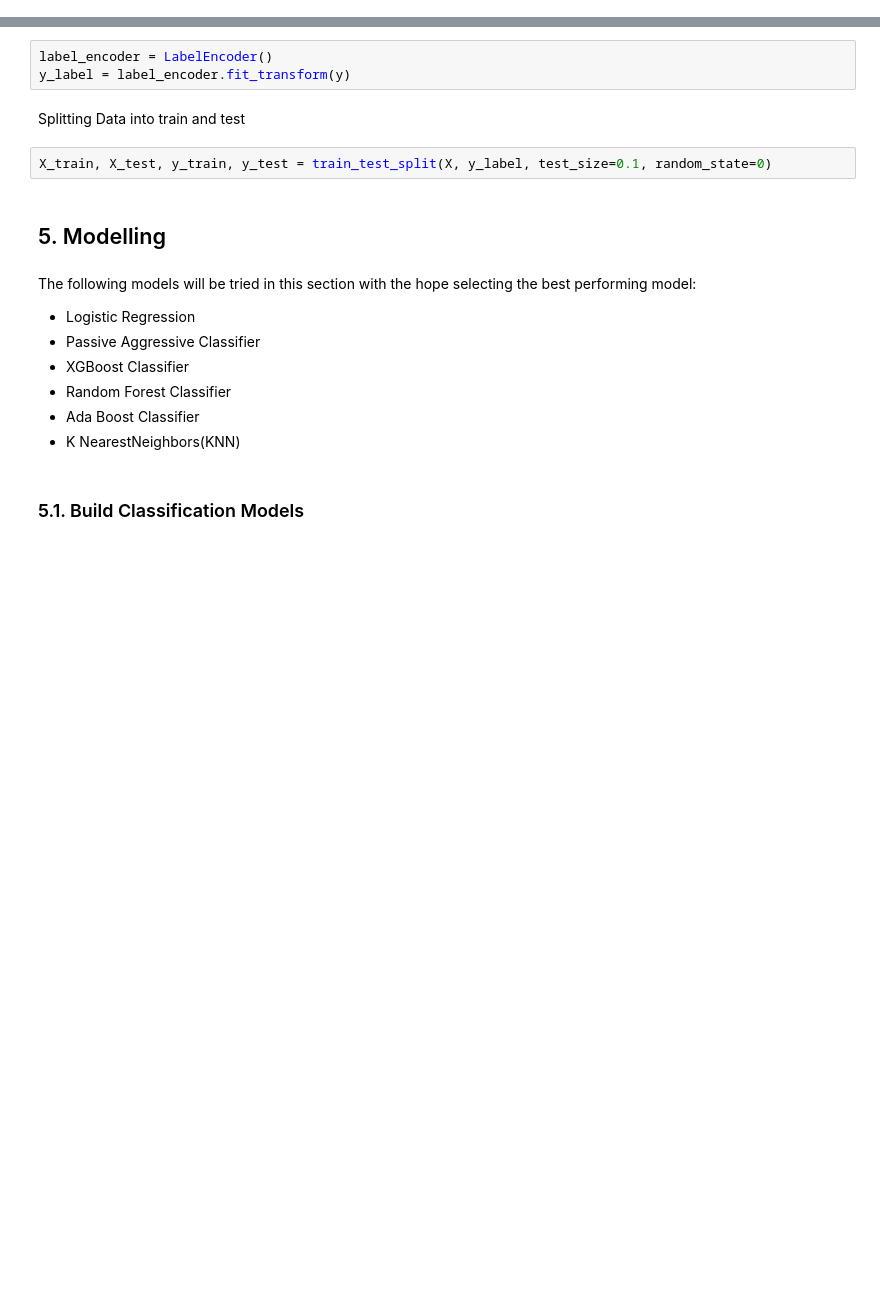
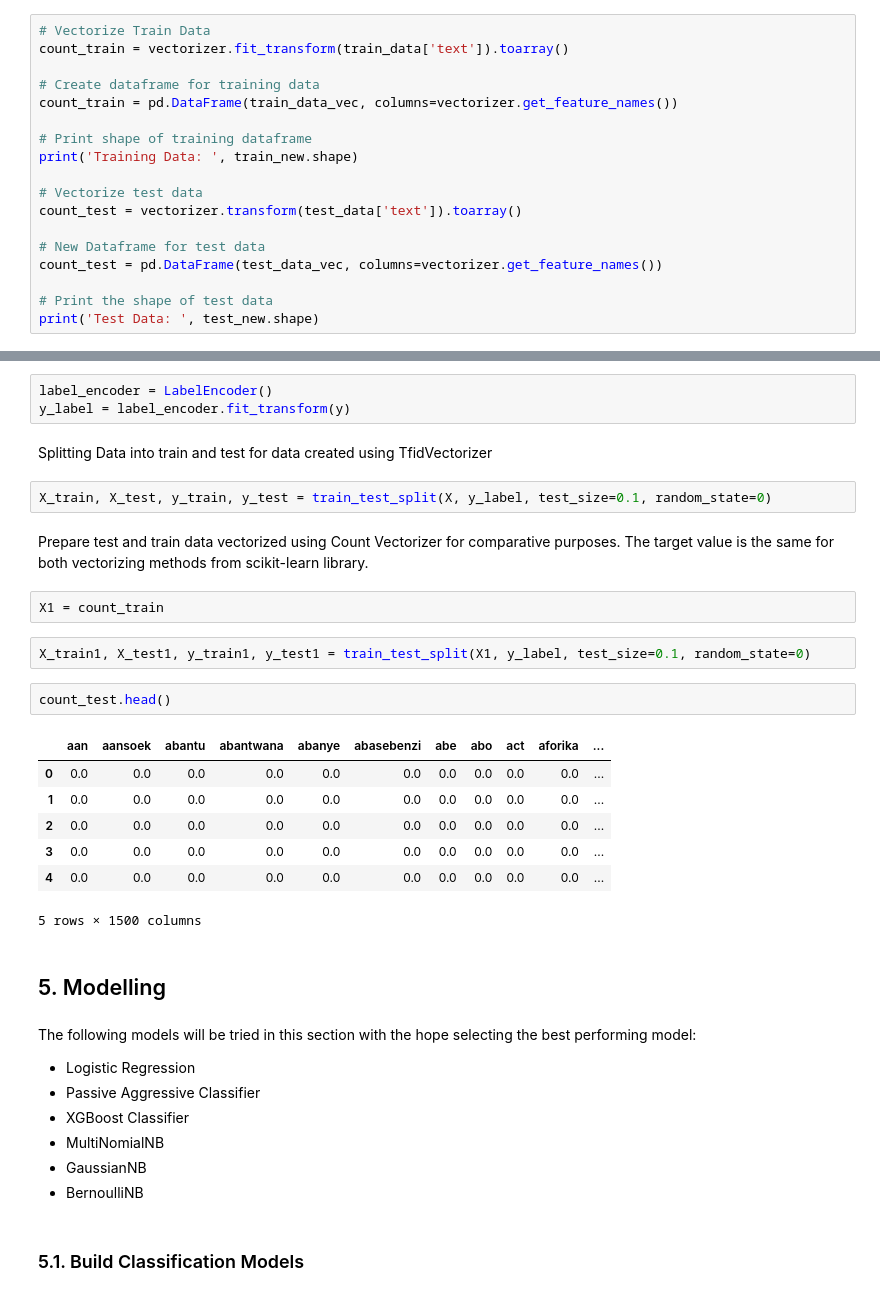
Before and after one commit to Jackam-spec/Language-Identification-Challenge, a Jupyter notebook: Language_Identification.ipynb, the cells around one changed output, grey strips where cells are left out. Saved outputs shown, nothing was run; the diff lists cells and outputs as text; blank space fills up the shorter version.

```diff
--- a/Language_Identification.ipynb
+++ b/Language_Identification.ipynb
@@ -238,0 +262,18 @@ Test Data:  (5682, 25000)
+# %%
+# Vectorize Train Data
+count_train = vectorizer.fit_transform(train_data['text']).toarray()
+
+# Create dataframe for training data
+count_train = pd.DataFrame(train_data_vec, columns=vectorizer.get_feature_names())
+
+# Print shape of training dataframe
+print('Training Data: ', train_new.shape)
+
+# Vectorize test data
+count_test = vectorizer.transform(test_data['text']).toarray()
+
+# New Dataframe for test data
+count_test = pd.DataFrame(test_data_vec, columns=vectorizer.get_feature_names())
+
+# Print the shape of test data
+print('Test Data: ', test_new.shape)
@@ -249,9 +293,25 @@ Apply label encoding in the next cell to convert them into numerical values.
 label_encoder = LabelEncoder()
 y_label = label_encoder.fit_transform(y)
 # %% [markdown]
-Splitting Data into train and test
+Splitting Data into train and test for data created using TfidVectorizer
 # %%
 X_train, X_test, y_train, y_test = train_test_split(X, y_label, test_size=0.1, random_state=0)
+# %% [markdown]
+Prepare test and train data vectorized using Count Vectorizer for comparative purposes. The target value is the same for both vectorizing methods from scikit-learn library.
+# %%
+X1 = count_train
+# %%
+X_train1, X_test1, y_train1, y_test1 = train_test_split(X1, y_label, test_size=0.1, random_state=0)
+# %%
+count_test.head()
+# %% [output]
+|  | aan | aansoek | abantu | abantwana | abanye | abasebenzi | abe | abo | act | aforika | ... |
+| 0 | 0.0 | 0.0 | 0.0 | 0.0 | 0.0 | 0.0 | 0.0 | 0.0 | 0.0 | 0.0 | ... |
+| 1 | 0.0 | 0.0 | 0.0 | 0.0 | 0.0 | 0.0 | 0.0 | 0.0 | 0.0 | 0.0 | ... |
+| 2 | 0.0 | 0.0 | 0.0 | 0.0 | 0.0 | 0.0 | 0.0 | 0.0 | 0.0 | 0.0 | ... |
+| 3 | 0.0 | 0.0 | 0.0 | 0.0 | 0.0 | 0.0 | 0.0 | 0.0 | 0.0 | 0.0 | ... |
+| 4 | 0.0 | 0.0 | 0.0 | 0.0 | 0.0 | 0.0 | 0.0 | 0.0 | 0.0 | 0.0 | ... |
+5 rows × 1500 columns
 # %% [markdown]
 ## 5. Modelling
 # %% [markdown]
@@ -259,9 +319,9 @@ The following models will be tried in this section with the hope selecting the b
 * Logistic Regression
 * Passive Aggressive Classifier
 * XGBoost Classifier
-* Random Forest Classifier
-* Ada Boost Classifier
-* K NearestNeighbors(KNN)
+* MultiNomialNB
+* GaussianNB
+* BernoulliNB
 # %% [markdown]
 ### 5.1. Build Classification Models
 # %% [markdown]
```
Also changed, not shown: parts of 38 cells of this notebook.
